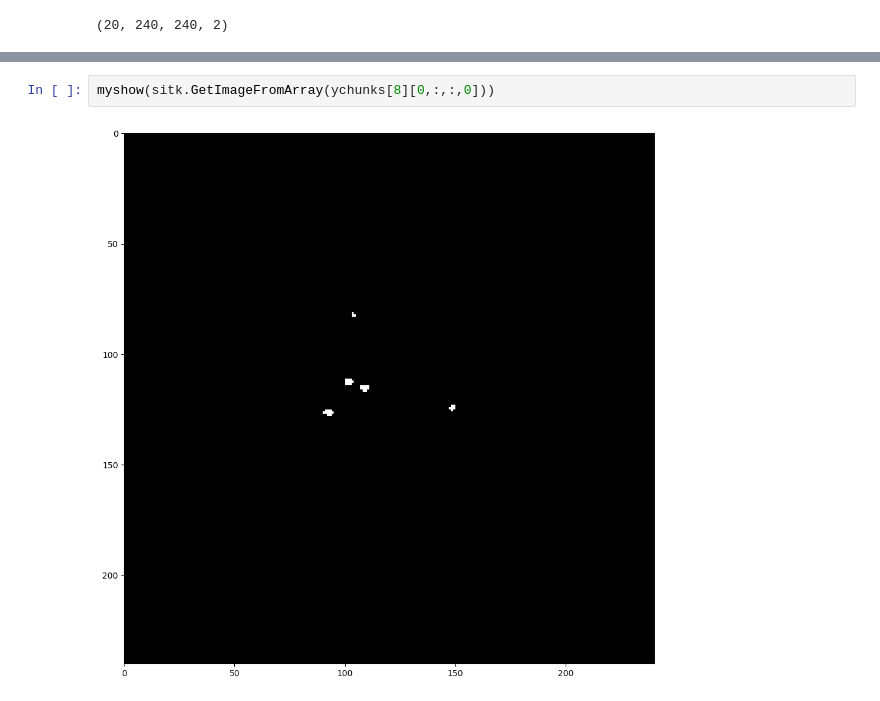
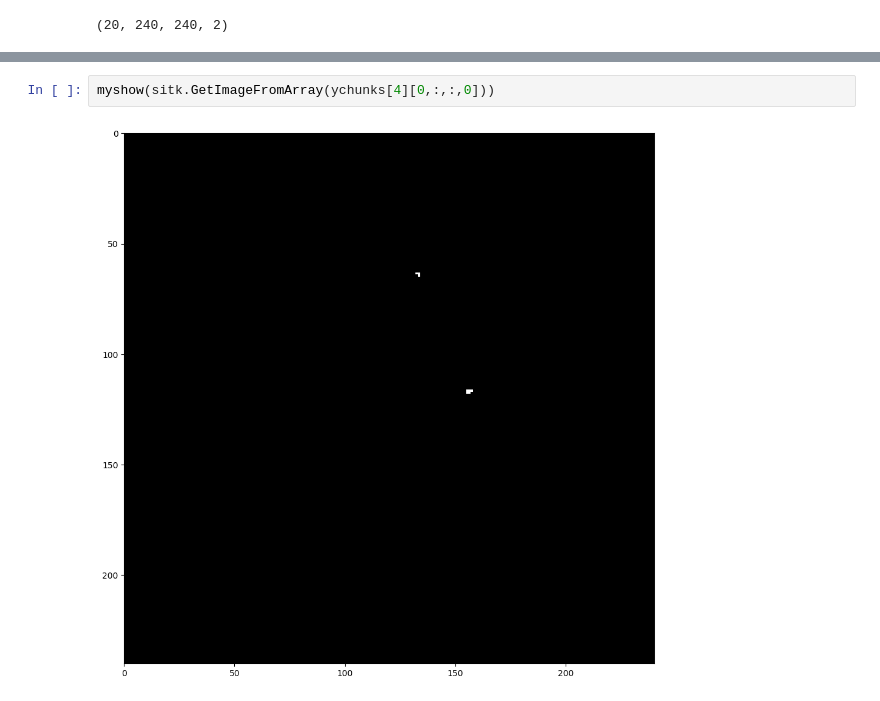
Before and after one commit to JingQin-JQ/umcu, a Jupyter notebook: src/pre(post)process.ipynb, the cells around one changed output, grey strips where cells are left out. Drawn from its saved outputs; the diff is of its cells as text.

```diff
--- a/src/pre(post)process.ipynb
+++ b/src/pre(post)process.ipynb
@@ -452,4 +434,4 @@ myshow(sitk.GetImageFromArray(Xchunks[8][0,:,:,0]))
 # %%
-myshow(sitk.GetImageFromArray(ychunks[8][0,:,:,0]))
+myshow(sitk.GetImageFromArray(ychunks[4][0,:,:,0]))
 # %% [output]
-[figure, old version]
+[figure, new version]
```
Also changed, not shown: parts of 10 cells of this notebook, 5 other files.
